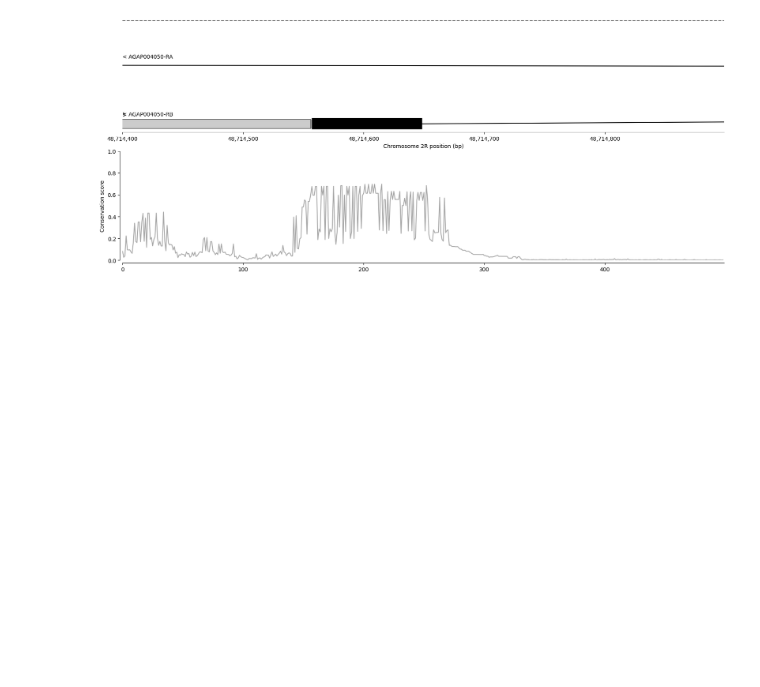
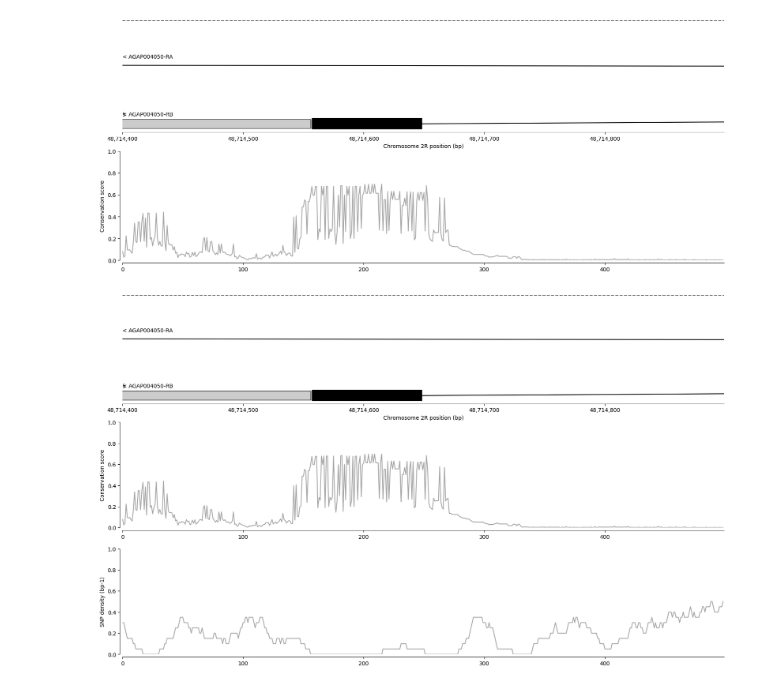
Before and after one commit to nkran/AgamP4_conservation_score, a Jupyter notebook: notebooks/access_cs.ipynb, the cells around one changed output. Drawn from its saved outputs; the diff is of its cells as text; code cells hidden in the pictures; blank space fills up the shorter version.

```diff
--- a/notebooks/access_cs.ipynb
+++ b/notebooks/access_cs.ipynb
@@ -22,3 +22,7 @@ conservation.extract('2R:48714400-48714899')
 conservation.plot('2R:48714400-48714899', include_arrays=['Cs'])
 # %% [output]
 [figure]
+# %%
+conservation.plot('2R:48714400-48714899', include_arrays=['Cs', 'snp_density'])
+# %% [output]
+[figure, added]
```
Also changed, not shown: 1 other file.
